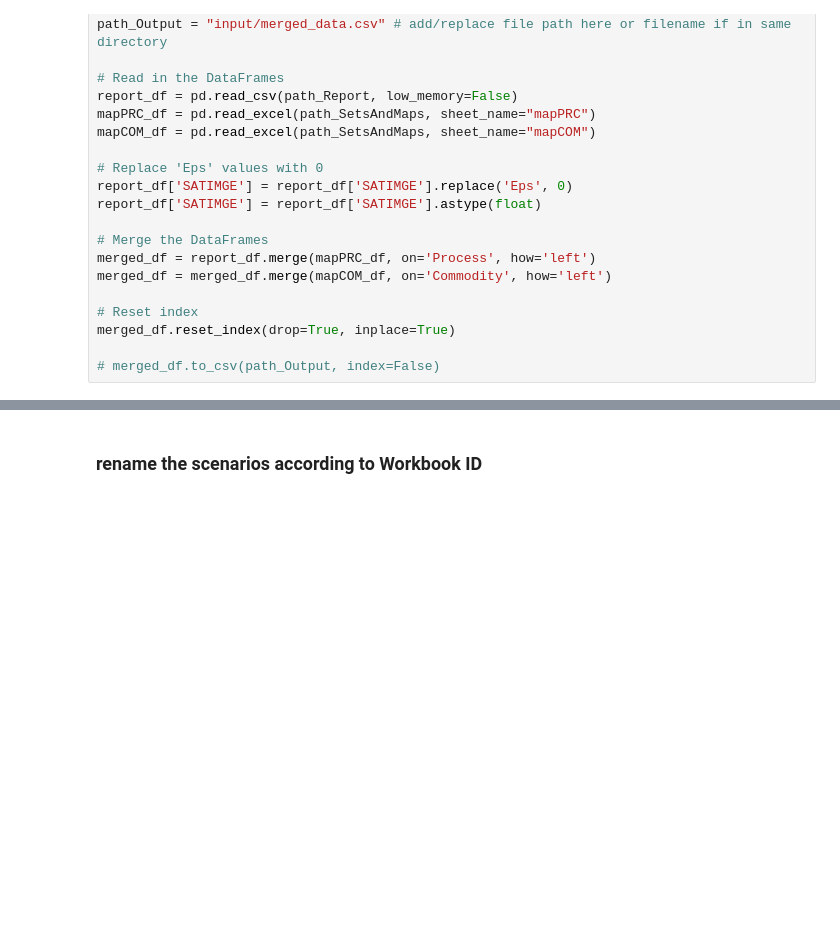
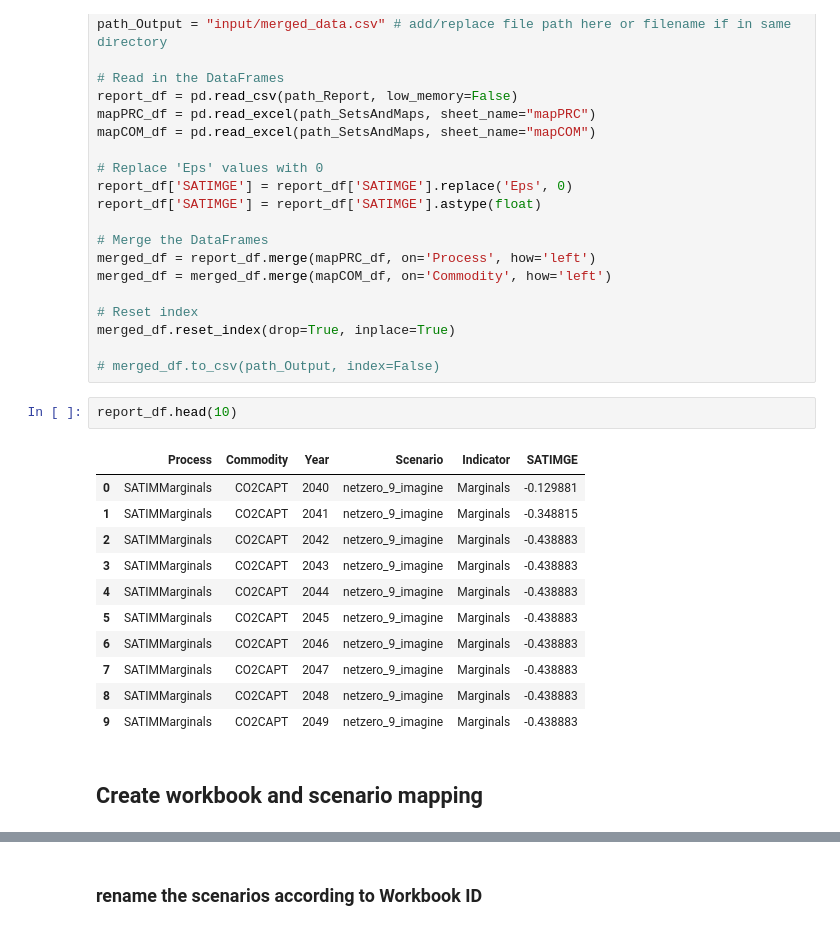
Before and after one commit to BryceMcCall/DDPTemplateAutomationV2, a Jupyter notebook: template_automator_units_cumulative.ipynb, the cells around one changed output, grey strips where cells are left out. Cells and saved outputs as stored; diff of their text form; blank space fills up the shorter version.

```diff
--- a/template_automator_units_cumulative.ipynb
+++ b/template_automator_units_cumulative.ipynb
@@ -105,3 +162,19 @@ merged_df = merged_df.merge(mapCOM_df, on='Commodity', how='left')
 merged_df.reset_index(drop=True, inplace=True)
 
 # merged_df.to_csv(path_Output, index=False)
+# %%
+report_df.head(10)
+# %% [output]
+|  | Process | Commodity | Year | Scenario | Indicator | SATIMGE |
+| 0 | SATIMMarginals | CO2CAPT | 2040 | netzero_9_imagine | Marginals | -0.129881 |
+| 1 | SATIMMarginals | CO2CAPT | 2041 | netzero_9_imagine | Marginals | -0.348815 |
+| 2 | SATIMMarginals | CO2CAPT | 2042 | netzero_9_imagine | Marginals | -0.438883 |
+| 3 | SATIMMarginals | CO2CAPT | 2043 | netzero_9_imagine | Marginals | -0.438883 |
+| 4 | SATIMMarginals | CO2CAPT | 2044 | netzero_9_imagine | Marginals | -0.438883 |
+| 5 | SATIMMarginals | CO2CAPT | 2045 | netzero_9_imagine | Marginals | -0.438883 |
+| 6 | SATIMMarginals | CO2CAPT | 2046 | netzero_9_imagine | Marginals | -0.438883 |
+| 7 | SATIMMarginals | CO2CAPT | 2047 | netzero_9_imagine | Marginals | -0.438883 |
+| 8 | SATIMMarginals | CO2CAPT | 2048 | netzero_9_imagine | Marginals | -0.438883 |
+| 9 | SATIMMarginals | CO2CAPT | 2049 | netzero_9_imagine | Marginals | -0.438883 |
+# %% [markdown]
+## Create workbook and scenario mapping
```
Also changed, not shown: parts of 37 cells of this notebook, 38 other files.
